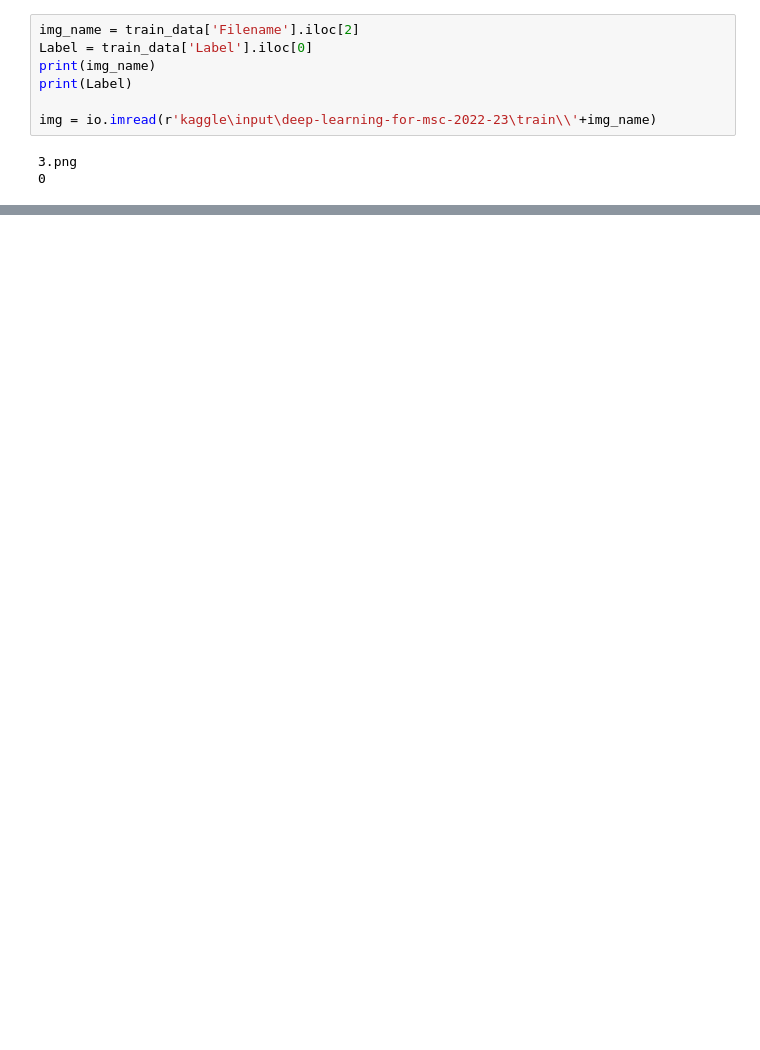
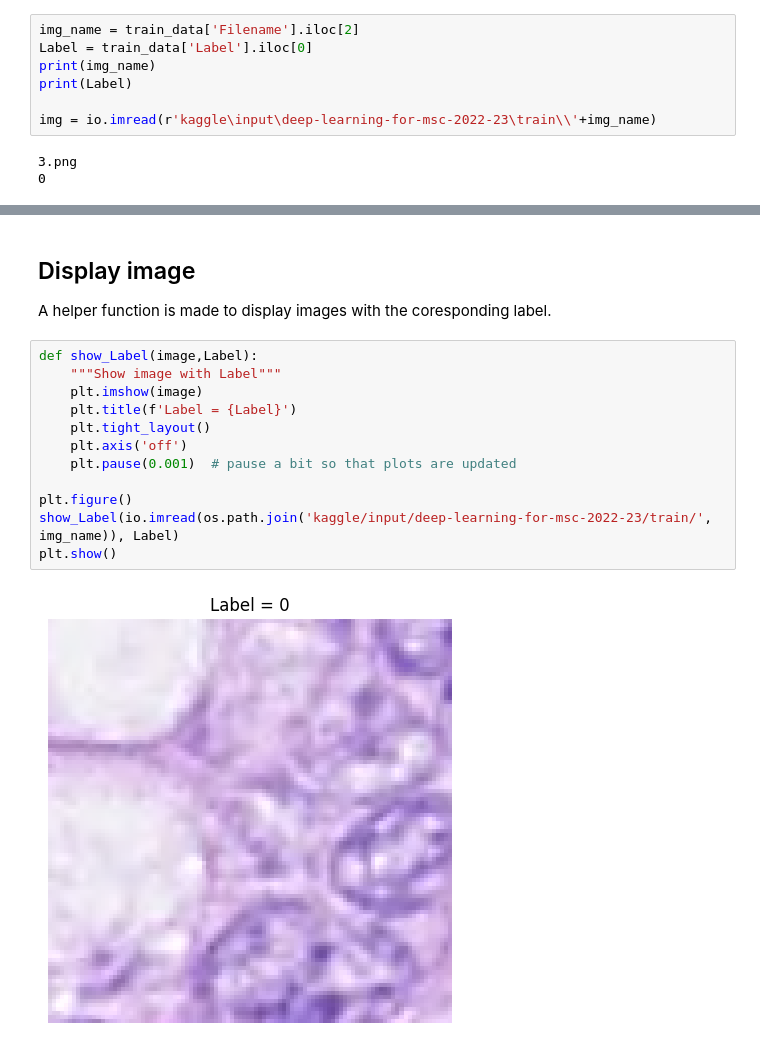
Before and after one commit to oscell/Deep-Learning-Assesment, a Jupyter notebook: deep-learning-competition.ipynb, the cells around one changed output, grey strips where cells are left out. Cells and saved outputs as stored; diff of their text form; blank space fills up the shorter version.

```diff
--- a/deep-learning-competition.ipynb
+++ b/deep-learning-competition.ipynb
@@ -442,0 +89,18 @@ Test set: Average loss: 0.8045, Accuracy: 5187/7560 (69%)
+# %% [markdown]
+## Display image
+
+A helper function is made to display images with the coresponding label.
+# %%
+def show_Label(image,Label):
+    """Show image with Label"""
+    plt.imshow(image)
+    plt.title(f'Label = {Label}')
+    plt.tight_layout()
+    plt.axis('off')
+    plt.pause(0.001)  # pause a bit so that plots are updated
+
+plt.figure()
+show_Label(io.imread(os.path.join('kaggle/input/deep-learning-for-msc-2022-23/train/', img_name)), Label)
+plt.show()
+# %% [output]
+[figure, added]
```
Also changed, not shown: parts of 47 cells of this notebook.
